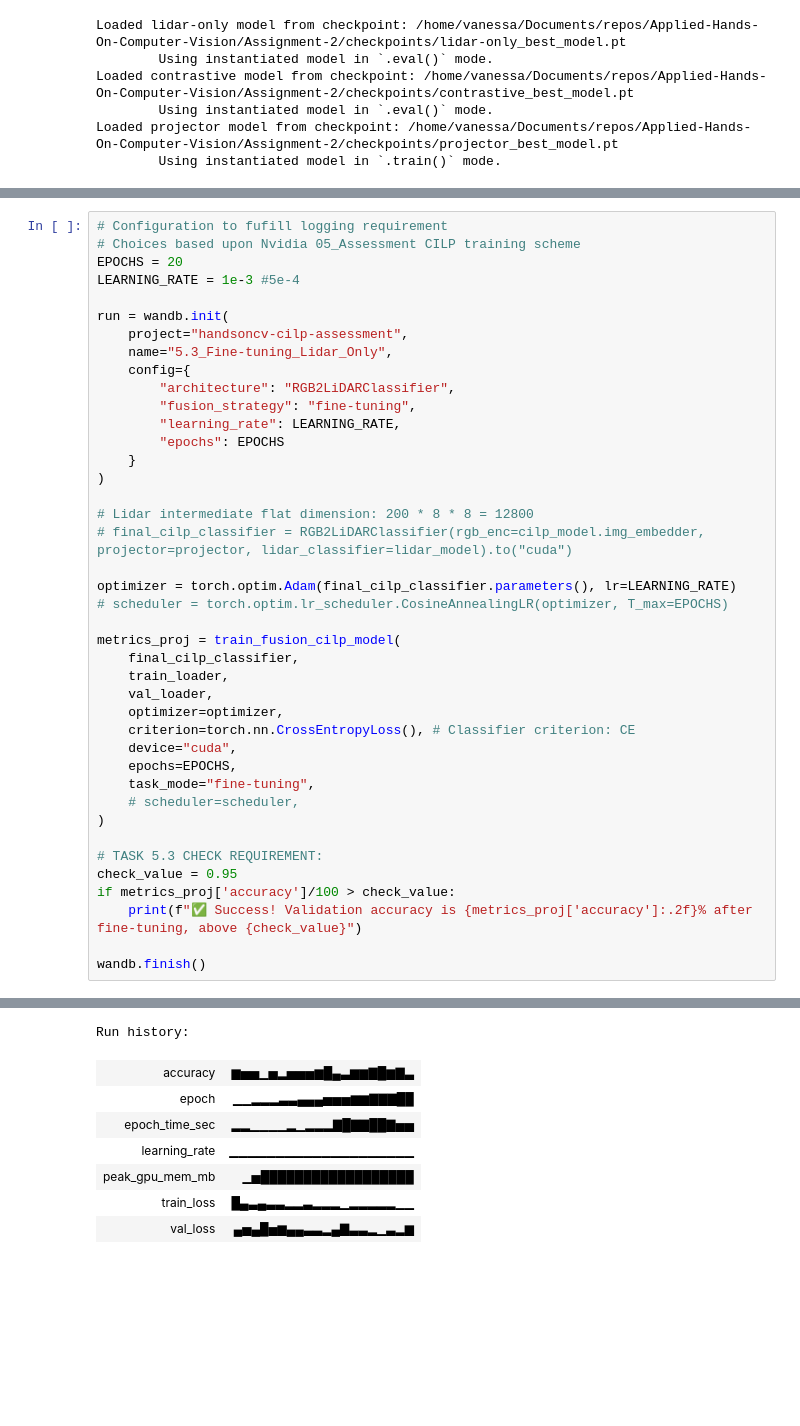
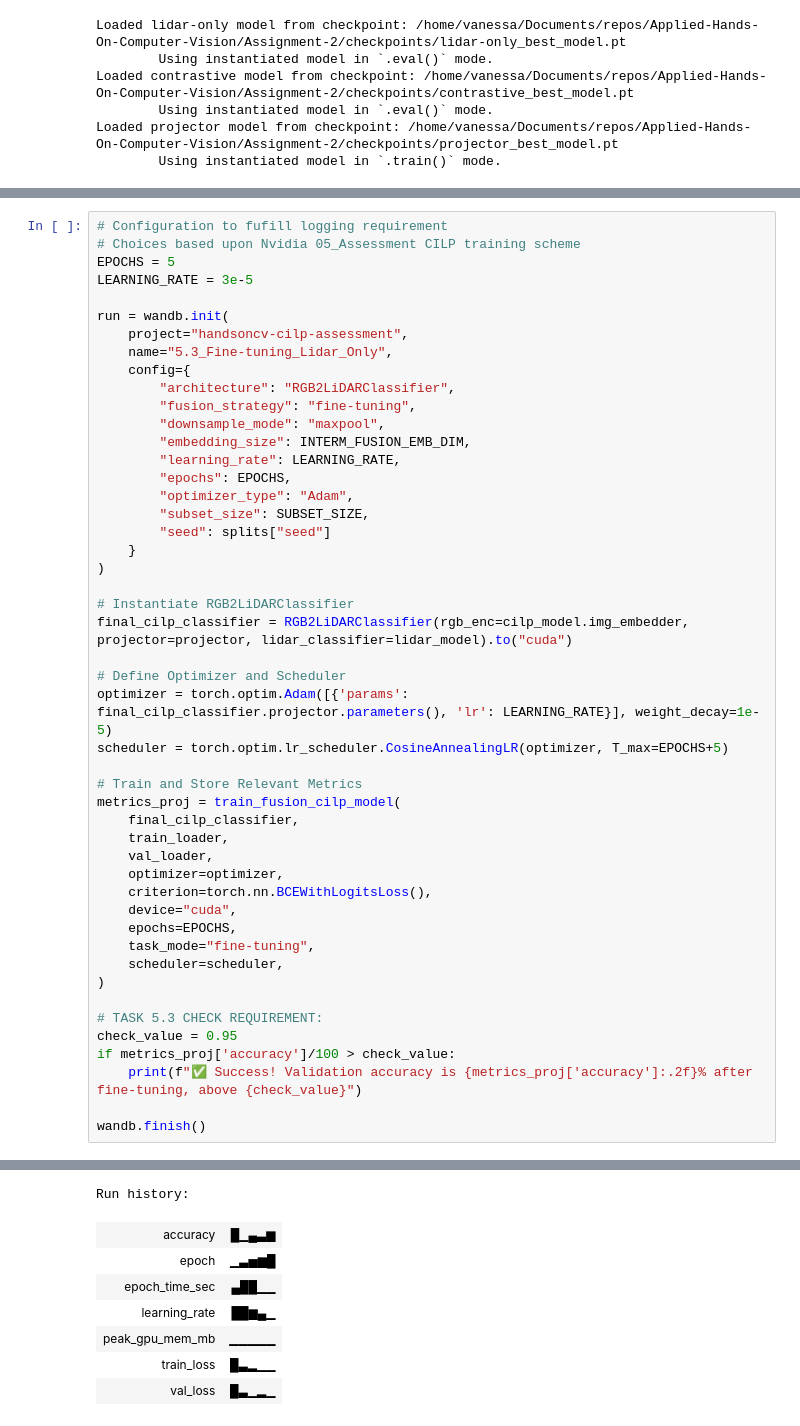
Before and after one commit to Guarinov/applied-hands-on-computer-vision, a Jupyter notebook: Assignment-2/notebooks/04_final_assessment.ipynb, the cells around one changed output, grey strips where cells are left out. Drawn from its saved outputs; the diff is of its cells as text; blank space fills up the shorter version.

```diff
--- a/Assignment-2/notebooks/04_final_assessment.ipynb
+++ b/Assignment-2/notebooks/04_final_assessment.ipynb
@@ -532,8 +529,8 @@ Valid Loss: 0.0058 | Accuracy 0.9442
 # %%
 # Configuration to fufill logging requirement
 # Choices based upon Nvidia 05_Assessment CILP training scheme
-EPOCHS = 20
-LEARNING_RATE = 1e-3 #5e-4
+EPOCHS = 5
+LEARNING_RATE = 3e-5
 
 run = wandb.init(
     project="handsoncv-cilp-assessment",
@@ -541,27 +538,34 @@ run = wandb.init(
     config={
         "architecture": "RGB2LiDARClassifier",
         "fusion_strategy": "fine-tuning",
+        "downsample_mode": "maxpool",
+        "embedding_size": INTERM_FUSION_EMB_DIM,
         "learning_rate": LEARNING_RATE,
-        "epochs": EPOCHS
+        "epochs": EPOCHS,
+        "optimizer_type": "Adam",
+        "subset_size": SUBSET_SIZE,
+        "seed": splits["seed"]
     }
 )
 
-# Lidar intermediate flat dimension: 200 * 8 * 8 = 12800
-# final_cilp_classifier = RGB2LiDARClassifier(rgb_enc=cilp_model.img_embedder, projector=projector, lidar_classifier=lidar_model).to("cuda")
+# Instantiate RGB2LiDARClassifier
+final_cilp_classifier = RGB2LiDARClassifier(rgb_enc=cilp_model.img_embedder, projector=projector, lidar_classifier=lidar_model).to("cuda")
 
-optimizer = torch.optim.Adam(final_cilp_classifier.parameters(), lr=LEARNING_RATE)
-# scheduler = torch.optim.lr_scheduler.CosineAnnealingLR(optimizer, T_max=EPOCHS)
+# Define Optimizer and Scheduler
+optimizer = torch.optim.Adam([{'params': final_cilp_classifier.projector.parameters(), 'lr': LEARNING_RATE}], weight_decay=1e-5)
+scheduler = torch.optim.lr_scheduler.CosineAnnealingLR(optimizer, T_max=EPOCHS+5)
 
+# Train and Store Relevant Metrics
 metrics_proj = train_fusion_cilp_model(
     final_cilp_classifier,
     train_loader,
     val_loader,
     optimizer=optimizer,
-    criterion=torch.nn.CrossEntropyLoss(), # Classifier criterion: CE
+    criterion=torch.nn.BCEWithLogitsLoss(),
     device="cuda",
     epochs=EPOCHS,
     task_mode="fine-tuning",
-    # scheduler=scheduler,
+    scheduler=scheduler,
 )
 
 # TASK 5.3 CHECK REQUIREMENT:
@@ -597,10 +594,10 @@ Epoch 19: Val Loss: 0.4774, Acc: 76.94% | Mem: 156.2MB
 [interactive output not drawn]
 Run history:
-| accuracy | ▆▅▅▁▅▂▅▅▅▆█▄▃▆▆▇█▆▇▃ |
-| epoch | ▁▁▂▂▂▃▃▄▄▄▅▅▅▆▆▇▇▇██ |
-| epoch_time_sec | ▂▂▁▁▁▁▂▁▂▂▂▇█▇▇██▇▅▅ |
-| learning_rate | ▁▁▁▁▁▁▁▁▁▁▁▁▁▁▁▁▁▁▁▁ |
-| peak_gpu_mem_mb | ▁▅██████████████████ |
-| train_loss | █▄▃▄▃▃▂▂▃▂▂▂▁▂▂▂▂▂▁▁ |
-| val_loss | ▄▅▄█▅▆▄▄▃▃▂▄▇▃▃▂▁▃▂▆ |
+| accuracy | █▁▄▃▆ |
+| epoch | ▁▃▅▆█ |
+| epoch_time_sec | ▄██▁▁ |
+| learning_rate | ██▆▄▁ |
+| peak_gpu_mem_mb | ▁▁▁▁▁ |
+| train_loss | █▃▂▁▁ |
+| val_loss | █▃▁▂▁ |
 Run summary:
```
Also changed, not shown: parts of 27 cells of this notebook, 9 other files.
